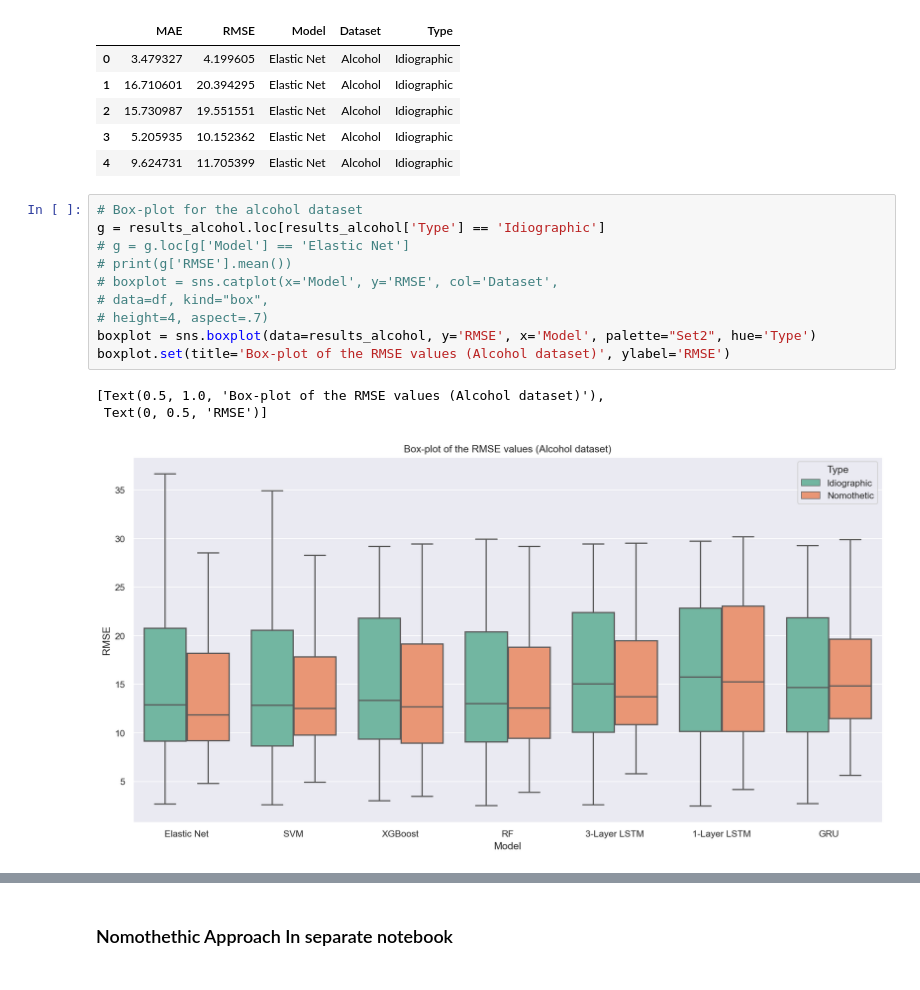
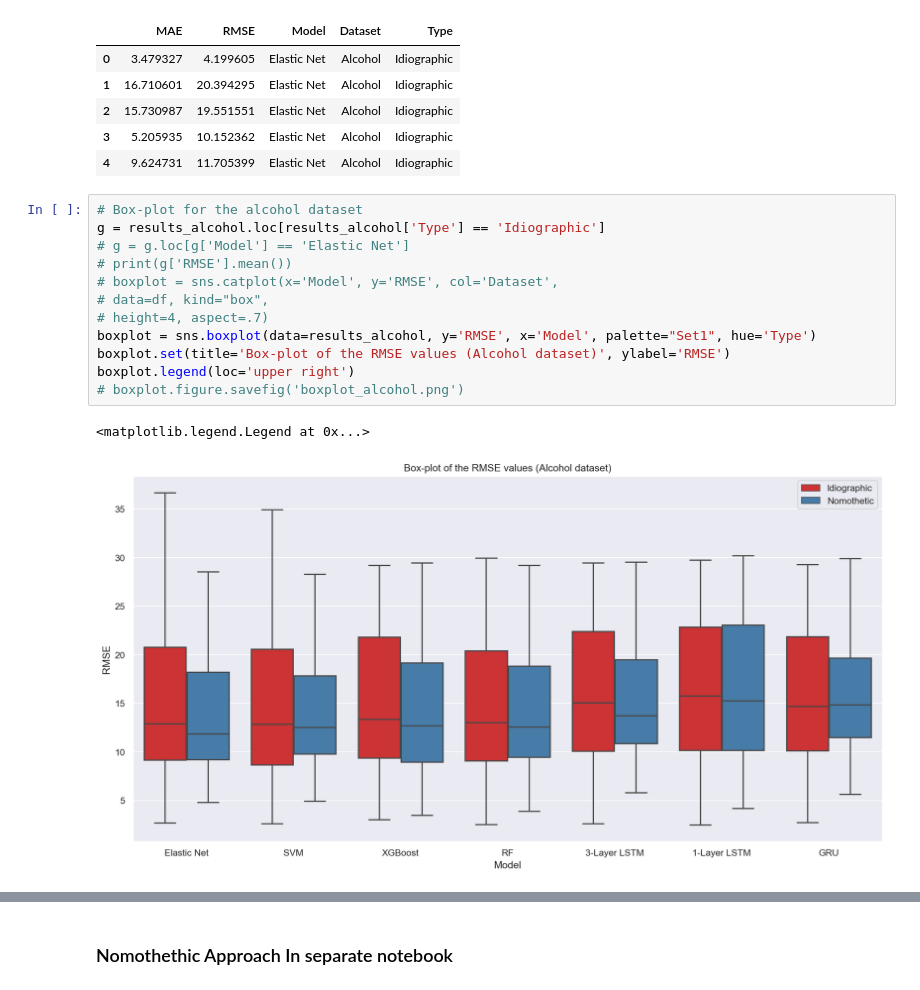
Before and after one commit to RoscaAlex00/DLTimeSeries, a Jupyter notebook: forecasting.ipynb, the cells around one changed output, grey strips where cells are left out. Drawn from its saved outputs; the diff is of its cells as text.

```diff
--- a/forecasting.ipynb
+++ b/forecasting.ipynb
@@ -787,15 +793,16 @@ results_alcohol.head()
 # %%
 # Box-plot for the alcohol dataset
 g = results_alcohol.loc[results_alcohol['Type'] == 'Idiographic']
 # g = g.loc[g['Model'] == 'Elastic Net']
 # print(g['RMSE'].mean())
 # boxplot = sns.catplot(x='Model', y='RMSE', col='Dataset',
 # data=df, kind="box",
 # height=4, aspect=.7)
-boxplot = sns.boxplot(data=results_alcohol, y='RMSE', x='Model', palette="Set2", hue='Type')
+boxplot = sns.boxplot(data=results_alcohol, y='RMSE', x='Model', palette="Set1", hue='Type')
 boxplot.set(title='Box-plot of the RMSE values (Alcohol dataset)', ylabel='RMSE')
+boxplot.legend(loc='upper right')
+# boxplot.figure.savefig('boxplot_alcohol.png')
 # %% [output]
-[Text(0.5, 1.0, 'Box-plot of the RMSE values (Alcohol dataset)'),
- Text(0, 0.5, 'RMSE')]
+<matplotlib.legend.Legend at 0x...>
-[figure, old version]
+[figure, new version]
 # %%
```
Also changed, not shown: parts of 8 cells of this notebook, 2 other files.
